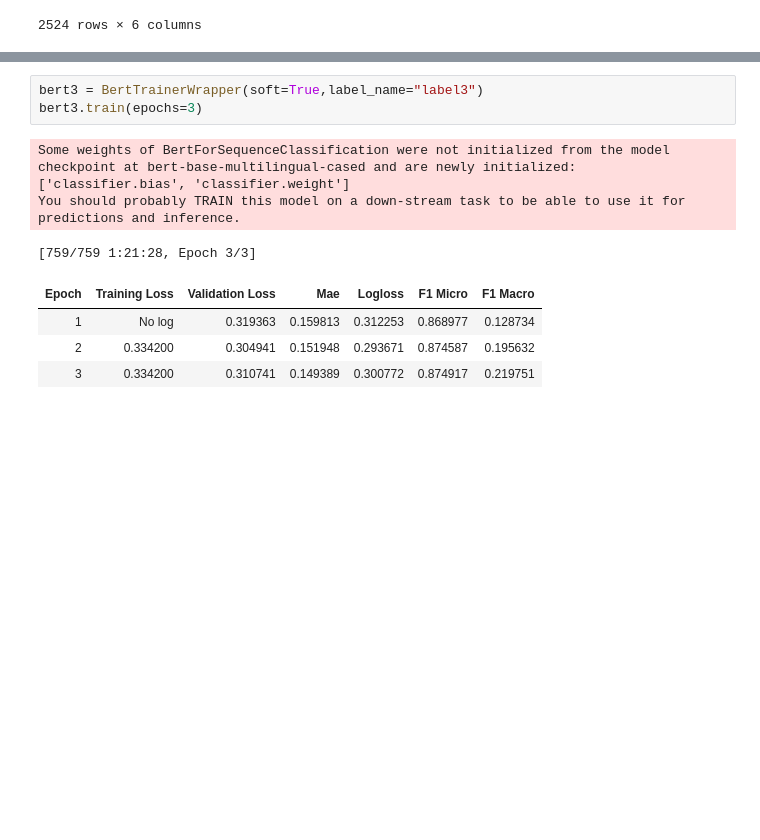
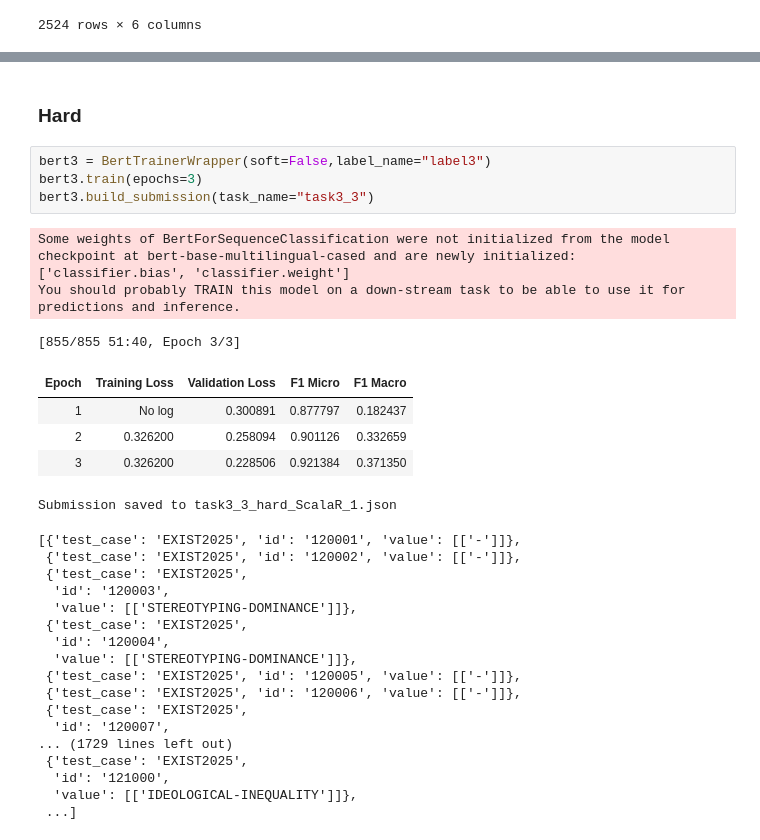
Before and after one commit to dierop/ALCLabs, a Jupyter notebook: Exist2025/test.ipynb, the cells around one changed output, grey strips where cells are left out. Cells and saved outputs as stored; diff of their text form; blank space fills up the shorter version.

```diff
--- a/Exist2025/test.ipynb
+++ b/Exist2025/test.ipynb
@@ -61,11 +134,32 @@ True
+# %% [markdown]
+### Hard
 # %%
-bert3 = BertTrainerWrapper(soft=True,label_name="label3")
+bert3 = BertTrainerWrapper(soft=False,label_name="label3")
 bert3.train(epochs=3)
+bert3.build_submission(task_name="task3_3")
 # %% [output]
 Some weights of BertForSequenceClassification were not initialized from the model checkpoint at bert-base-multilingual-cased and are newly initialized: ['classifier.bias', 'classifier.weight']
 You should probably TRAIN this model on a down-stream task to be able to use it for predictions and inference.
-[759/759 1:21:28, Epoch 3/3]
+[855/855 51:40, Epoch 3/3]
-| Epoch | Training Loss | Validation Loss | Mae | Logloss | F1 Micro | F1 Macro |
-| 1 | No log | 0.319363 | 0.159813 | 0.312253 | 0.868977 | 0.128734 |
-| 2 | 0.334200 | 0.304941 | 0.151948 | 0.293671 | 0.874587 | 0.195632 |
-| 3 | 0.334200 | 0.310741 | 0.149389 | 0.300772 | 0.874917 | 0.219751 |
+| Epoch | Training Loss | Validation Loss | F1 Micro | F1 Macro |
+| 1 | No log | 0.300891 | 0.877797 | 0.182437 |
+| 2 | 0.326200 | 0.258094 | 0.901126 | 0.332659 |
+| 3 | 0.326200 | 0.228506 | 0.921384 | 0.371350 |
+Submission saved to task3_3_hard_ScalaR_1.json
+[{'test_case': 'EXIST2025', 'id': '120001', 'value': [['-']]},
+ {'test_case': 'EXIST2025', 'id': '120002', 'value': [['-']]},
+ {'test_case': 'EXIST2025',
+  'id': '120003',
+  'value': [['STEREOTYPING-DOMINANCE']]},
+ {'test_case': 'EXIST2025',
+  'id': '120004',
+  'value': [['STEREOTYPING-DOMINANCE']]},
+ {'test_case': 'EXIST2025', 'id': '120005', 'value': [['-']]},
+ {'test_case': 'EXIST2025', 'id': '120006', 'value': [['-']]},
+ {'test_case': 'EXIST2025',
+  'id': '120007',
+... (1729 lines left out)
+ {'test_case': 'EXIST2025',
+  'id': '121000',
+  'value': [['IDEOLOGICAL-INEQUALITY']]},
+ ...]
```
Also changed, not shown: parts of 17 cells of this notebook, 9 other files.
